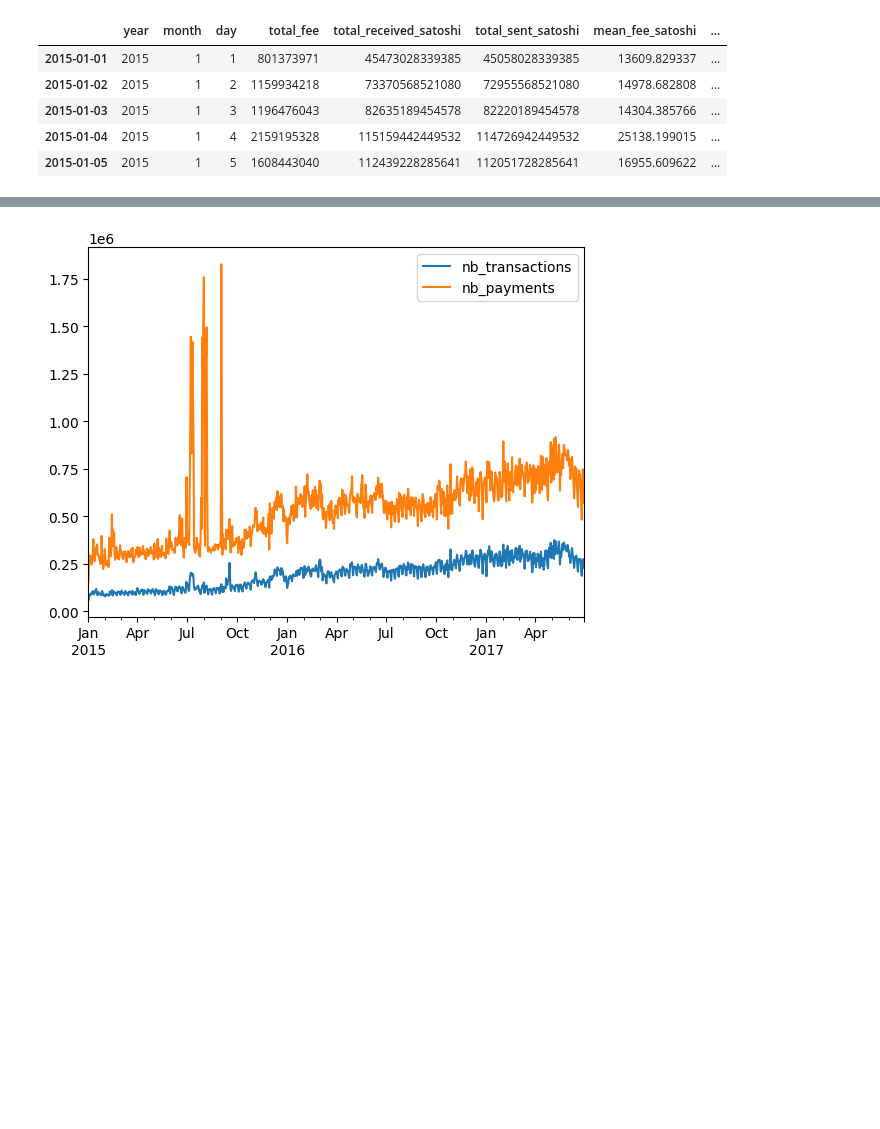
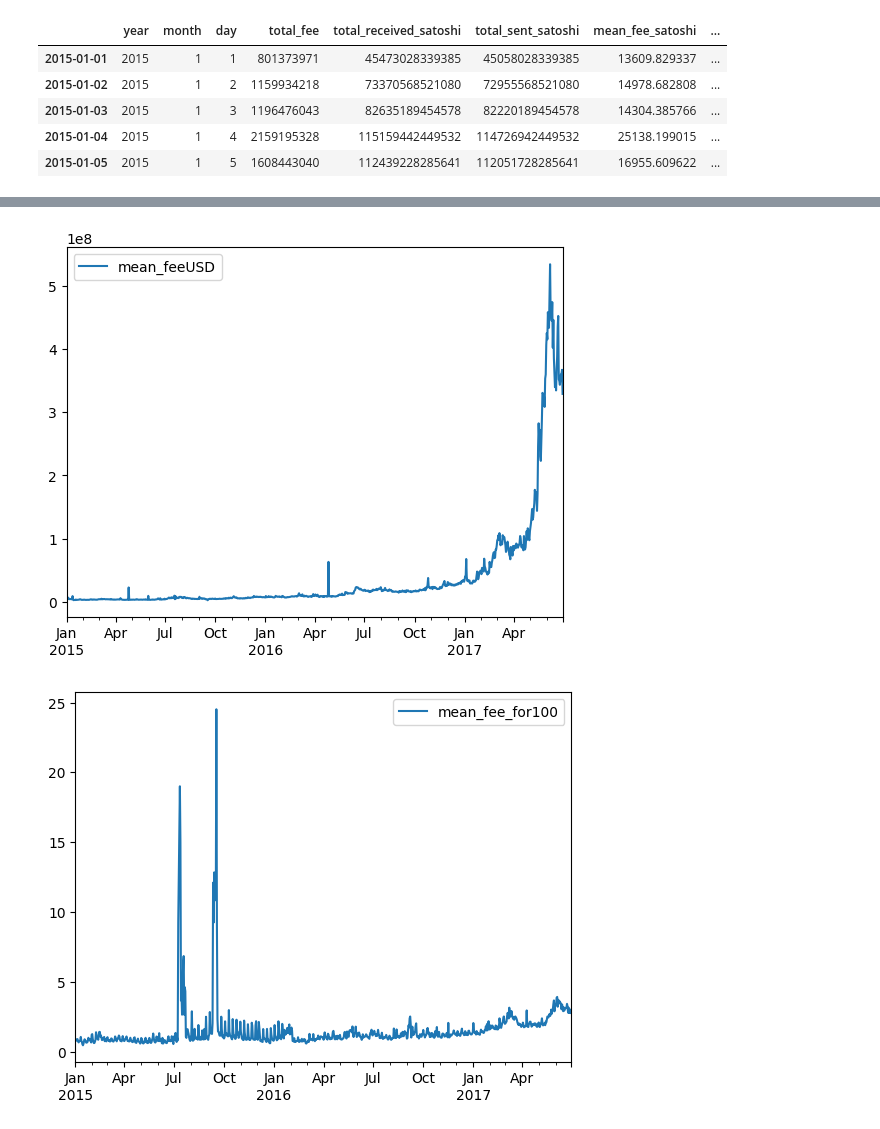
Before and after one commit to Coartix/BigDataDefiEGC, a Jupyter notebook: Read global.ipynb, the cells around one changed output, grey strips where cells are left out. Saved outputs shown, nothing was run; the diff lists cells and outputs as text; code cells hidden in the pictures; blank space fills up the shorter version.

```diff
--- a/Read global.ipynb
+++ b/Read global.ipynb
@@ -39,7 +39,12 @@ volume_without_self         int64
 dtype: object
 # %%
 # display a plot of the nb_transactions and nb_payements
-df[['nb_transactions', 'nb_payments']].plot()
+df[['mean_feeUSD']].plot()
 plt.show()
+df[['mean_fee_for100']].plot()
+plt.show()
+df[['self_spent_satoshi']].plot()
+plt.show()
 # %% [output]
-[figure, old version]
+[figure, new version]
+[figure, added]
```
Also changed, not shown: parts of 1 cell of this notebook, 4 other files.
